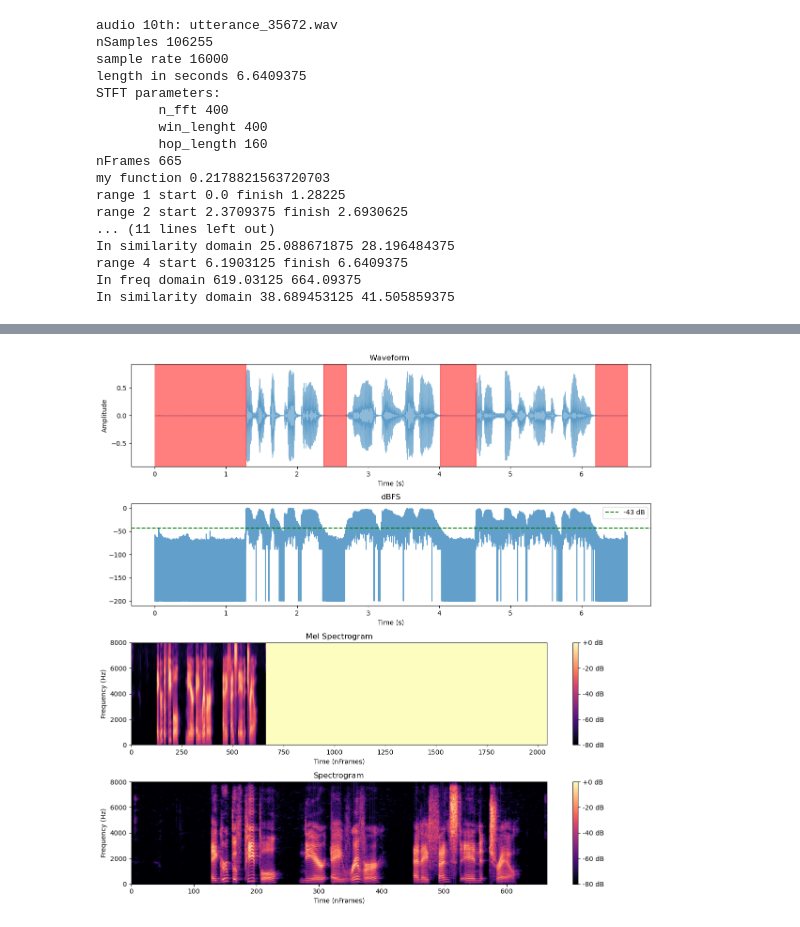
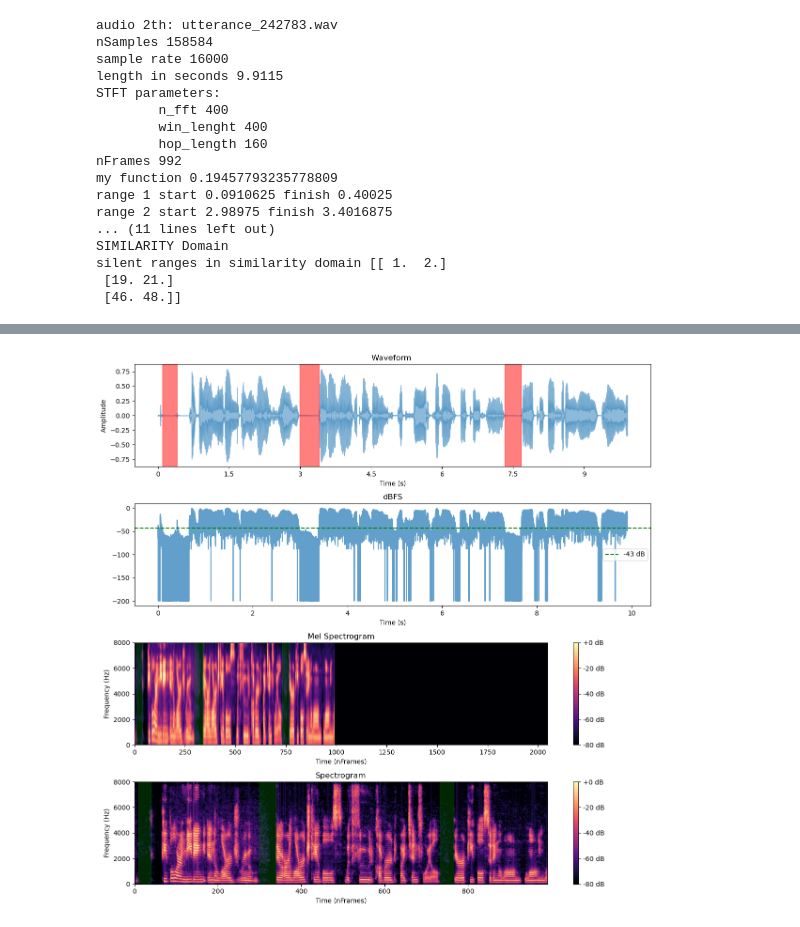
Before and after one commit to albert-santos01/SSL-TIE_TFG, a Jupyter notebook: audio_analysis.ipynb, the cells around one changed output, grey strips where cells are left out. Saved outputs shown, nothing was run; the diff lists cells and outputs as text; code cells hidden in the pictures.

Commit message:
end audio analysis

```diff
--- a/audio_analysis.ipynb
+++ b/audio_analysis.ipynb
@@ -66,10 +66,10 @@ class AudioAnalyzer:
             target_length = n_frames
         p = target_length - n_frames
         if p > 0:
-            logmelspec = np.pad(logmelspec, ((0,0),(0,p)), 'constant',
-                constant_values=(padval,padval))
+            logmelspec = np.pad(logmelspec, ((0, 0), (0, p)), 'constant',
+            constant_values=(-80, -80))
         elif p < 0:
-            logmelspec = logmelspec[:,0:p]
+            logmelspec = logmelspec[:, 0:p]
             n_frames = target_length
         # logspec = torch.FloatTensor(logspec)
         # return logspec, n_frames
@@ -117,7 +117,7 @@ def get_silence_ranges_optimized(y_db, sr=16000, threshold=-50, min_silence_leng
     starts_filtered = starts[long_enough] / sr
     ends_filtered = ends[long_enough] / sr
 
-    return list(zip(starts_filtered, ends_filtered))
+    return np.array(starts_filtered), np.array(ends_filtered)
 
 
 audio_dir = "dir_exp_PlacesAudio/audio"
@@ -137,8 +137,8 @@ print(indices)
 import time
 import random
 idx = random.randint(0, len(audio_files) - 1)
-# audio_path = os.path.join(audio_dir, audio_files[idx])
-audio_path = os.path.join(audio_dir,"utterance_183783.wav")
+audio_path = os.path.join(audio_dir, audio_files[idx])
+# audio_path = os.path.join(audio_dir,"utterance_183783.wav")
 print(f"audio {idx}th:", audio_files[idx])
 
 y,sr = librosa.load(audio_path,sr=None)
@@ -160,14 +160,22 @@ print(f"my function {time.time()-tic}")
 for i,r in enumerate(silence_ranges):
     print(f"range {i+1} start {r[0]} finish {r[1]}")
 
+
 tic = time.time()
-silence_ranges_optimized = get_silence_ranges_optimized(y_dbfs,threshold=threshold,min_silence_length=0.3)
+starts_silence, ends_silence = get_silence_ranges_optimized(y_dbfs,threshold=threshold,min_silence_length=0.3)
 print(f"Claude's function {time.time() - tic}")
-for i,r in enumerate(silence_ranges_optimized):
-    print(f"range {i+1} start {r[0]} finish {r[1]}")
-    print(f"In freq domain {r[0]/0.01} {r[1]/0.01}")
-    print(f"In similarity domain {r[0]/(0.01*16)} {r[1]/(0.01*16)}")
+silent_ranges = np.array([starts_silence, ends_silence]).T
+print(f"silent ranges shape {silent_ranges.shape}")
+print(f"silent ranges {silent_ranges}")
 
+print(f"\n-FREQUency domain-")
+silent_f_ranges = np.round(silent_ranges/0.01)
+print(f"silent ranges in frequency domain {silent_f_ranges}")
+
+print(f"SIMILARITY Domain")
+silent_s_ranges = np.round(silent_f_ranges/16)
+print(f"silent ranges in similarity domain {silent_s_ranges}")
+665/16
 
 
 
@@ -188,42 +196,46 @@ plt.plot(np.arange(len(y_dbfs)) / sr, y_dbfs, alpha=0.7)
 plt.axhline(y=threshold, color='g', linestyle='--', label=f'{threshold} dB')
 plt.legend()
 plt.title('dBFS')
 plt.xlabel('Time (s)')
 
 plt.subplot(4,1,3)
 im = plt.pcolormesh(np.arange(melspec.shape[1]), np.linspace(0, sr / 2, melspec.shape[0]), melspec, shading='gouraud', cmap='magma')
 plt.colorbar(im, format='%+2.0f dB')
+for start, end in silent_f_ranges:
+    plt.axvspan(start, end, color='green', alpha=0.3)
 plt.title('Mel Spectrogram')
 plt.xlabel('Time (nFrames)')
 plt.ylabel('Frequency (Hz)')
 
 plt.subplot(4,1,4)
 im = plt.pcolormesh(np.arange(spec.shape[1]), np.linspace(0, sr / 2, spec.shape[0]), spec, shading='gouraud', cmap='magma')
 plt.colorbar(im, format='%+2.0f dB')
+for start, end in silent_f_ranges:
+    plt.axvspan(start, end, color='green', alpha=0.3)
 plt.title('Spectrogram')
 plt.xlabel('Time (nFrames)')
 plt.ylabel('Frequency (Hz)')
 plt.tight_layout()
 
 
 ipd.Audio(audio_path)
 # %% [output]
-audio 10th: utterance_35672.wav
-nSamples 106255
+audio 2th: utterance_242783.wav
+nSamples 158584
 sample rate 16000
-length in seconds 6.6409375
+length in seconds 9.9115
 STFT parameters:
         n_fft 400
         win_lenght 400
         hop_length 160
-nFrames 665
-my function 0.2178821563720703
-range 1 start 0.0 finish 1.28225
-range 2 start 2.3709375 finish 2.6930625
+nFrames 992
+my function 0.19457793235778809
+range 1 start 0.0910625 finish 0.40025
+range 2 start 2.98975 finish 3.4016875
 ... (11 lines left out)
-In similarity domain 25.088671875 28.196484375
-range 4 start 6.1903125 finish 6.6409375
-In freq domain 619.03125 664.09375
-In similarity domain 38.689453125 41.505859375
+SIMILARITY Domain
+silent ranges in similarity domain [[ 1.  2.]
+ [19. 21.]
+ [46. 48.]]
 [interactive output not drawn]
-[figure, old version]
+[figure, new version]
```
Also changed, not shown: parts of 2 cells of this notebook.
